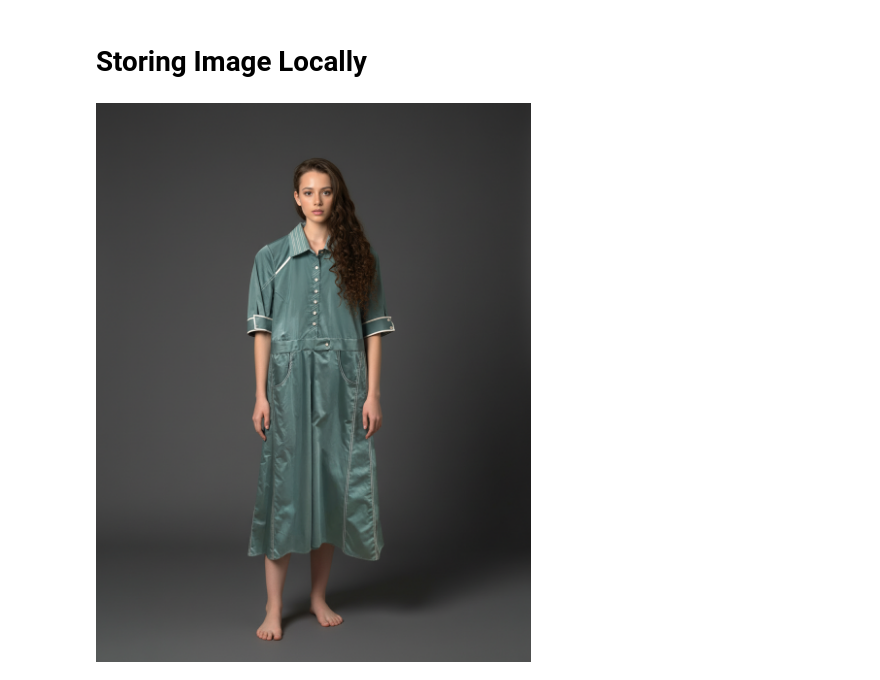
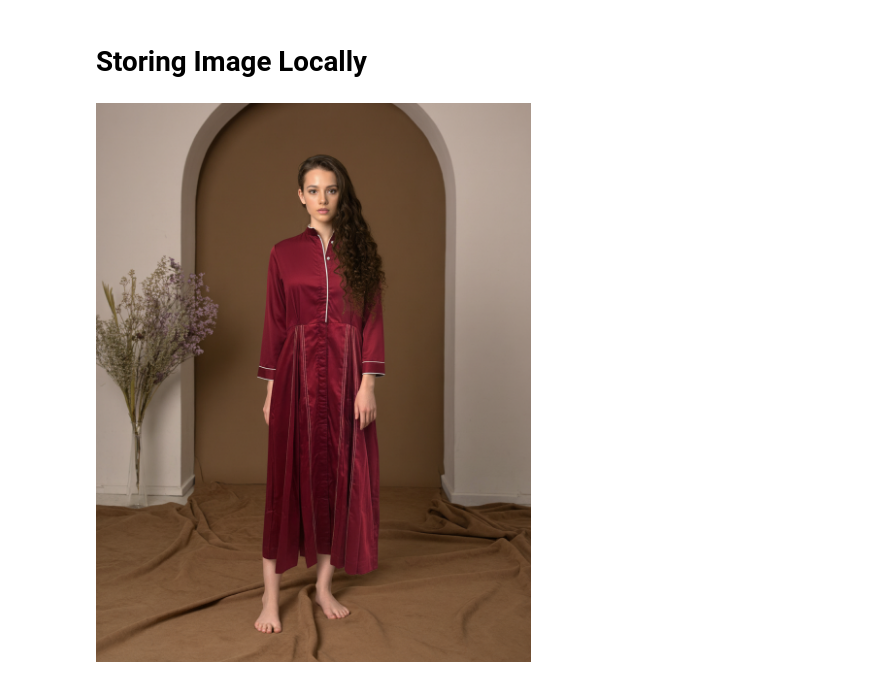
Before and after one commit to jackiedabekar/virtual-try-on, a Jupyter notebook: imagen-v1-gcp.ipynb, the cells around one changed output. Drawn from its saved outputs; the diff is of its cells as text; code cells hidden in the pictures.

Commit message:
Refactor code structure for improved readability and maintainability

```diff
--- a/imagen-v1-gcp.ipynb
+++ b/imagen-v1-gcp.ipynb
@@ -22,23 +24,5 @@ client = genai.Client(api_key=API_KEY)
 # %%
 # Base image prompts:
 # 1. Dress: "A professionally shot photo of a blue floral summer dress on a plain white background, ghost mannequin style."
-blue_dress_image = Image.open("./virtual-try-on/blue-dress.jpg")
+blue_dress_image = Image.open("./virtual-try-on/red-dress.jpg")
 model_image = Image.open("./virtual-try-on/female-model.png")
-
-text_input = """Create a professional e-commerce fashion photo.
-Take the blue dress from the first image and let the woman from the second image wear it.
-Generate a realistic, full-body shot of the woman wearing the dress.
-Ensure the woman's face, her pose, and dress design and features remain completely unchanged.
-The Dress should fit naturally to her body shape and posture, with realistic fabric folds and lighting effects.
-It should not look photoshopped or artificial - it must appear as if she is genuinely wearing the dress.
-
-ABSOLUTELY CRITICAL - FACIAL FIDELITY: Preserve the EXACT facial features, bone structure, eye shape, nose shape,
-lip shape, eyebrow shape, and facial proportions from the uploaded person's photo. DO NOT add, remove, or modify any facial features.
-DO NOT change or add hairstyles, haircuts, or hair textures - keep the exact same hair as in the original photo.
-DO NOT alter facial hair, makeup, or any other facial characteristics.
-The face should be an EXACT replica of the uploaded photo with zero modifications or "improvements."
-
-ABSOLUTELY CRITICAL - SKIN TONE CONSISTENCY: The person's face, neck, hands, arms, and ALL visible skin areas must have the EXACT SAME skin tone, ethnicity, and complexion as shown in the uploaded person's photo.
-Do NOT mix different skin tones - if the person has light skin, ALL visible skin must be light; if they have dark skin, ALL visible skin must be dark. Ensure perfect skin tone uniformity across all visible body parts - the hands must match the face exactly. The background should be a smooth dark gray gradient transitioning from darker gray at the top to lighter gray at the bottom, exactly like professional product photography studio backgrounds. The dress should fit naturally on the person and look realistic. Make it look like a high-quality advertisement photo with a cropped, portrait-style framing. IMPORTANT: Do not include any watermarks, logos, text overlays, or branding marks from stock photo sites like Freepik, Shutterstock, or Getty Images. Generate a clean, professional image without any watermarks or text overlays.
-Use the highest resolution and quality settings available to create a sharp, detailed image suitable for e-commerce fashion photography. The final image should look like it was taken by a professional photographer in a studio setting with perfect lighting and clarity.
-"""
@@ -45,3 +58,13 @@ Use the highest resolution and quality settings available to create a sharp, det
+# %%
+text_input = """You are an expert virtual try-on AI. You will be given a 'model image' and a 'garment image'. Your task is to create a new photorealistic image where the person from the 'model image' is wearing the clothing from the 'garment image'.
+
+**Crucial Rules:**
+1.  **Complete Garment Replacement:** You MUST completely REMOVE and REPLACE the clothing item worn by the person in the 'model image' with the new garment. No part of the original clothing (e.g., collars, sleeves, patterns) should be visible in the final image.
+2.  **Preserve the Model:** The person's face, hair, body shape, and pose from the 'model image' MUST remain unchanged.
+3.  **Preserve the Background:** The entire background from the 'model image' MUST be preserved perfectly.
+4.  **Apply the Garment:** Realistically fit the new garment onto the person. It should adapt to their pose with natural folds, shadows, and lighting consistent with the original scene.
+5.  **Output:** Return ONLY the final, edited image. Do not include any text.
+"""
 # %% [markdown]
 # Prompt warping for better redability
 # %%
@@ -94,10 +113,10 @@ list
 # %% [markdown]
 # Storing Image Locally
 # %%
-from uuid import uuid4
 if image_parts:
     image = Image.open(BytesIO(image_parts[0]))
-    image.save(f"./generated-images/fashion_ecommerce_shot_{uuid4()}.png")
-    image.show()
+    file_name = f"./generated-images/fashion_ecommerce_shot_{uuid4()}.png"
+    image.save(file_name)
+    display(IPImage(filename=file_name))
 # %% [output]
-[figure, old version]
+[figure, new version]
```
Also changed, not shown: parts of 7 cells of this notebook, 7 other files.
